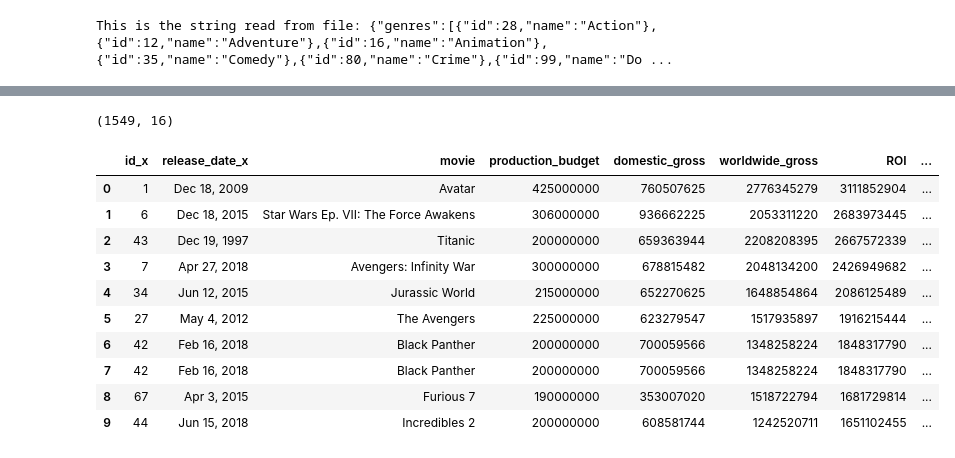
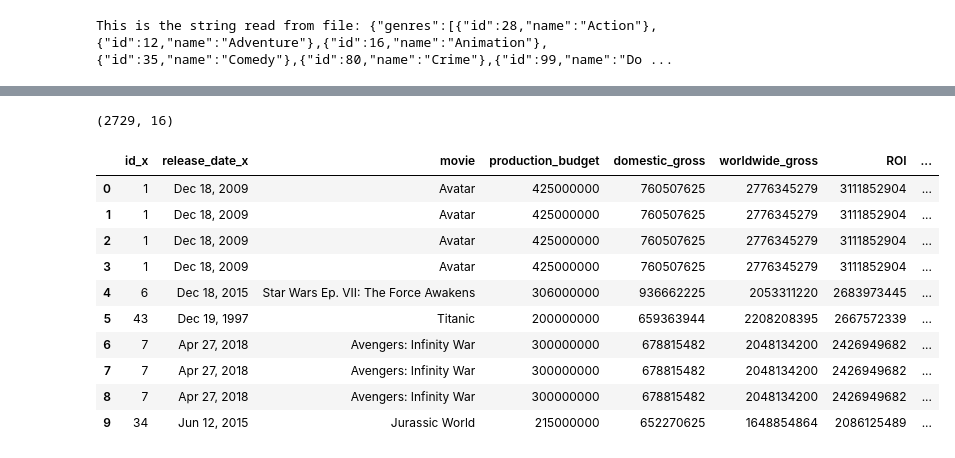
Before and after one commit to betsybetsybetsy2021/Phase1Project, a Jupyter notebook: index.ipynb, the cells around one changed output, grey strips where cells are left out. Saved outputs shown, nothing was run; the diff lists cells and outputs as text; code cells hidden in the pictures.

```diff
--- a/index.ipynb
+++ b/index.ipynb
@@ -907,0 +976,6 @@ vote_count: 0 missing values
+# %%
+#Still have to coerce this into being a real string to use explode
+movie_tmdb['genre_ids'] = movie_tmdb['genre_ids'].str.replace("[","").str.replace("]","")
+movie_tmdb['genre_ids'] = movie_tmdb['genre_ids'].str.split(',')
+tmdb_xplod = movie_tmdb.explode('genre_ids')
+print(tmdb_xplod.head())
@@ -908,21 +1003,21 @@ vote_count: 0 missing values
 # %%
-# Attempting to inner join movie_budgets df & movie_tmbd and on movie title.
+# Inner join top_25_pct of movie budgets df & movie_tmbd and on movie title.
 # I know that I will have to update one of the field before the merge to get accurate result, but then I'll have to do this anyway, so... doing this part first.
 
-title_merge_df = pd.merge(top_25_pct, movie_tmdb, left_on='movie', right_on='original_title', how='left')
+title_merge_df = pd.merge(top_25_pct, tmdb_xplod, left_on='movie', right_on='original_title', how='left')
 print((title_merge_df.shape)) # Without cleaning the titles up, we get an inner join that yields 2316 records
 # movie_budgets original length is 5782 records, top_25_percent is
 title_merge_df.head(10)
 # %% [output]
-(1549, 16)
+(2729, 16)
 |  | id_x | release_date_x | movie | production_budget | domestic_gross | worldwide_gross | ROI | ... |
 | 0 | 1 | Dec 18, 2009 | Avatar | 425000000 | 760507625 | 2776345279 | 3111852904 | ... |
-| 1 | 6 | Dec 18, 2015 | Star Wars Ep. VII: The Force Awakens | 306000000 | 936662225 | 2053311220 | 2683973445 | ... |
-| 2 | 43 | Dec 19, 1997 | Titanic | 200000000 | 659363944 | 2208208395 | 2667572339 | ... |
-| 3 | 7 | Apr 27, 2018 | Avengers: Infinity War | 300000000 | 678815482 | 2048134200 | 2426949682 | ... |
-| 4 | 34 | Jun 12, 2015 | Jurassic World | 215000000 | 652270625 | 1648854864 | 2086125489 | ... |
-| 5 | 27 | May 4, 2012 | The Avengers | 225000000 | 623279547 | 1517935897 | 1916215444 | ... |
-| 6 | 42 | Feb 16, 2018 | Black Panther | 200000000 | 700059566 | 1348258224 | 1848317790 | ... |
-| 7 | 42 | Feb 16, 2018 | Black Panther | 200000000 | 700059566 | 1348258224 | 1848317790 | ... |
-| 8 | 67 | Apr 3, 2015 | Furious 7 | 190000000 | 353007020 | 1518722794 | 1681729814 | ... |
-| 9 | 44 | Jun 15, 2018 | Incredibles 2 | 200000000 | 608581744 | 1242520711 | 1651102455 | ... |
+| 1 | 1 | Dec 18, 2009 | Avatar | 425000000 | 760507625 | 2776345279 | 3111852904 | ... |
+| 2 | 1 | Dec 18, 2009 | Avatar | 425000000 | 760507625 | 2776345279 | 3111852904 | ... |
+| 3 | 1 | Dec 18, 2009 | Avatar | 425000000 | 760507625 | 2776345279 | 3111852904 | ... |
+| 4 | 6 | Dec 18, 2015 | Star Wars Ep. VII: The Force Awakens | 306000000 | 936662225 | 2053311220 | 2683973445 | ... |
+| 5 | 43 | Dec 19, 1997 | Titanic | 200000000 | 659363944 | 2208208395 | 2667572339 | ... |
+| 6 | 7 | Apr 27, 2018 | Avengers: Infinity War | 300000000 | 678815482 | 2048134200 | 2426949682 | ... |
+| 7 | 7 | Apr 27, 2018 | Avengers: Infinity War | 300000000 | 678815482 | 2048134200 | 2426949682 | ... |
+| 8 | 7 | Apr 27, 2018 | Avengers: Infinity War | 300000000 | 678815482 | 2048134200 | 2426949682 | ... |
+| 9 | 34 | Jun 12, 2015 | Jurassic World | 215000000 | 652270625 | 1648854864 | 2086125489 | ... |
```
Also changed, not shown: parts of 89 cells of this notebook.
